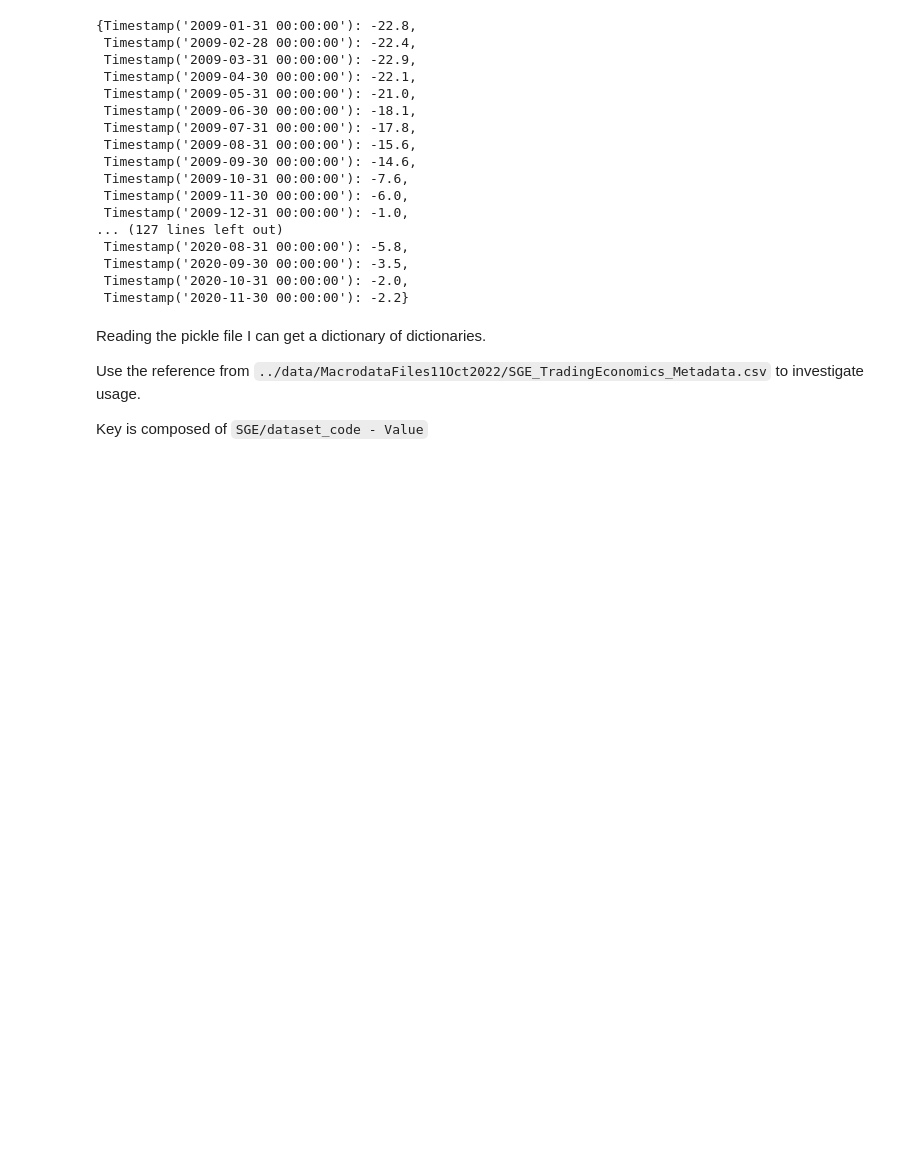
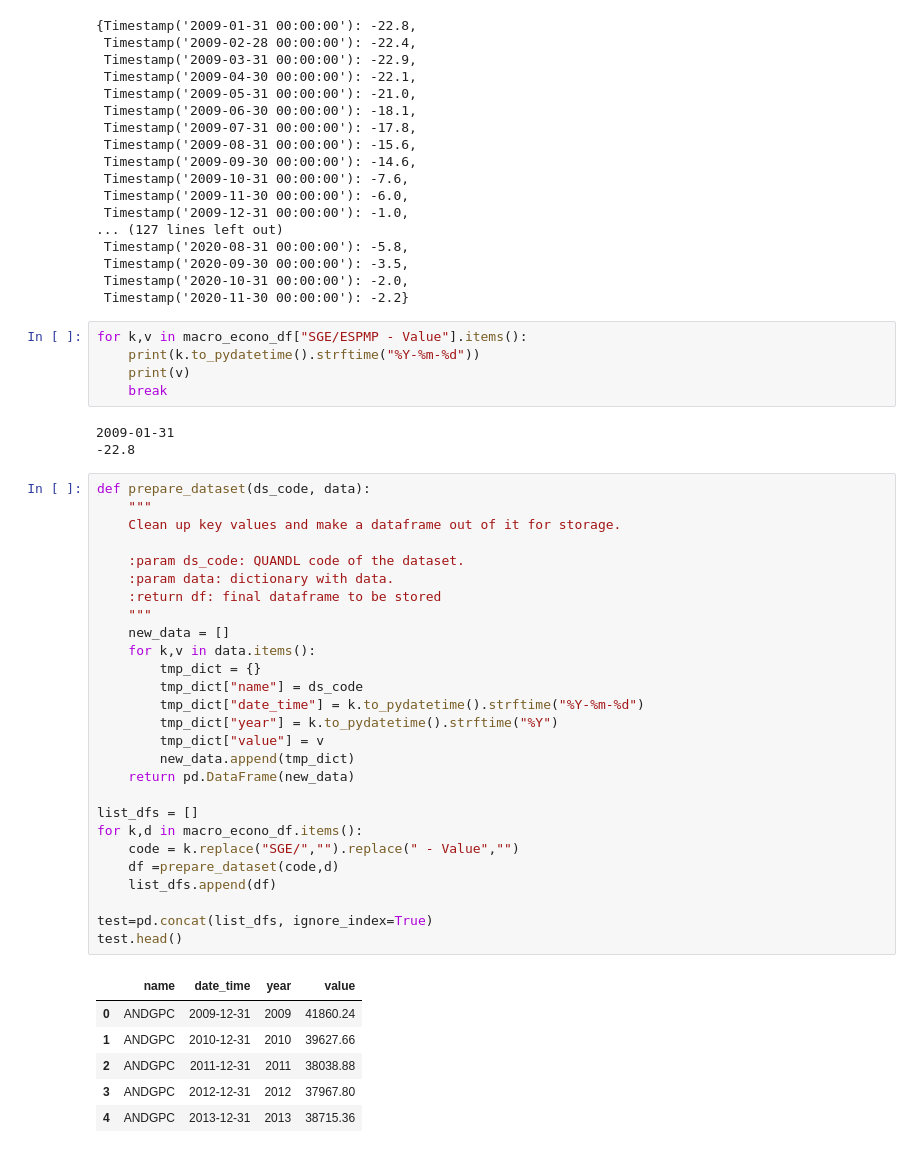
Before and after one commit to Gasta88/les-etl-pipeline, a Jupyter notebook: experiments/macro_econo_experiments.ipynb, the cells around one changed output. Cells and saved outputs as stored; diff of their text form; blank space fills up the shorter version.

Commit message:
done experiments for quandl data upload

```diff
--- a/experiments/macro_econo_experiments.ipynb
+++ b/experiments/macro_econo_experiments.ipynb
@@ -24,9 +62,45 @@ macro_econo_df["SGE/ESPMP - Value"]
  Timestamp('2020-09-30 00:00:00'): -3.5,
  Timestamp('2020-10-31 00:00:00'): -2.0,
  Timestamp('2020-11-30 00:00:00'): -2.2}
-# %% [markdown]
-Reading the pickle file I can get a dictionary of dictionaries.
-
-Use the reference from `../data/MacrodataFiles11Oct2022/SGE_TradingEconomics_Metadata.csv` to investigate usage.
-
-Key is composed of `SGE/dataset_code - Value`
+# %%
+for k,v in macro_econo_df["SGE/ESPMP - Value"].items():
+    print(k.to_pydatetime().strftime("%Y-%m-%d"))
+    print(v)
+    break
+# %% [output]
+2009-01-31
+-22.8
+# %%
+def prepare_dataset(ds_code, data):
+    """
+    Clean up key values and make a dataframe out of it for storage.
+
+    :param ds_code: QUANDL code of the dataset.
+    :param data: dictionary with data.
+    :return df: final dataframe to be stored
+    """
+    new_data = []
+    for k,v in data.items():
+        tmp_dict = {}
+        tmp_dict["name"] = ds_code
+        tmp_dict["date_time"] = k.to_pydatetime().strftime("%Y-%m-%d")
+        tmp_dict["year"] = k.to_pydatetime().strftime("%Y")
+        tmp_dict["value"] = v
+        new_data.append(tmp_dict)
+    return pd.DataFrame(new_data)
+
+list_dfs = []
+for k,d in macro_econo_df.items():
+    code = k.replace("SGE/","").replace(" - Value","")
+    df =prepare_dataset(code,d)
+    list_dfs.append(df)
+
+test=pd.concat(list_dfs, ignore_index=True)
+test.head()
+# %% [output]
+|  | name | date_time | year | value |
+| 0 | ANDGPC | 2009-12-31 | 2009 | 41860.24 |
+| 1 | ANDGPC | 2010-12-31 | 2010 | 39627.66 |
+| 2 | ANDGPC | 2011-12-31 | 2011 | 38038.88 |
+| 3 | ANDGPC | 2012-12-31 | 2012 | 37967.80 |
+| 4 | ANDGPC | 2013-12-31 | 2013 | 38715.36 |
```
Also changed, not shown: parts of 4 cells of this notebook, 1 other file.
